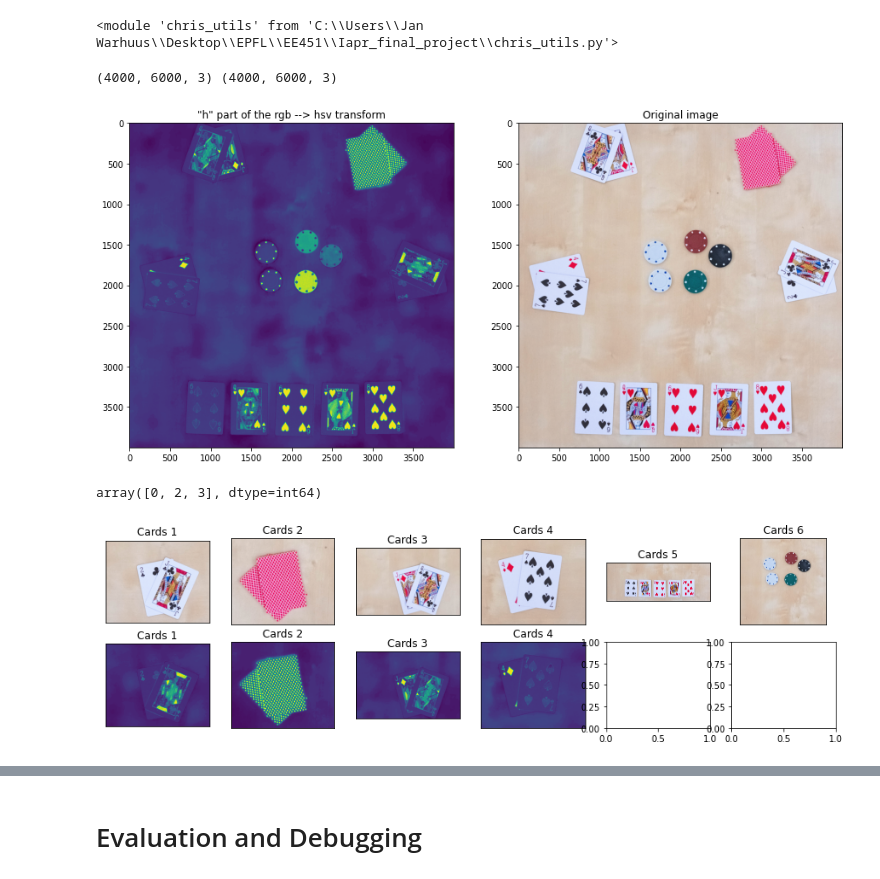
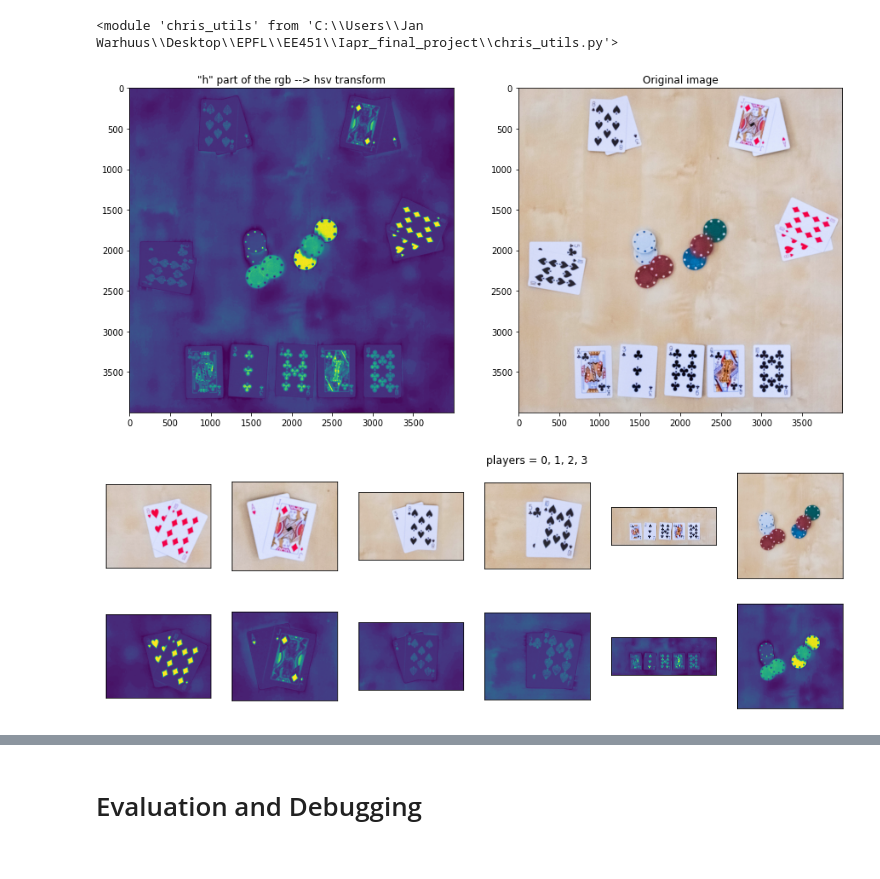
Before and after one commit to fraborg99/Iapr_final_project, a Jupyter notebook: project_chris.ipynb, the cells around one changed output, grey strips where cells are left out. Drawn from its saved outputs; the diff is of its cells as text; code cells hidden in the pictures.

Commit message:
Chris latest stuff

```diff
--- a/project_chris.ipynb
+++ b/project_chris.ipynb
@@ -249,16 +249,13 @@ importlib.reload(chris_utils)
 # %% [output]
 <module 'chris_utils' from 'C:\\Users\\Jan Warhuus\\Desktop\\EPFL\\EE451\\Iapr_final_project\\chris_utils.py'>
 # %%
-all_imgs, hsv_imgs = chris_utils.load_and_process_full_image(26)
+all_imgs, hsv_imgs = chris_utils.load_and_process_full_image(4)
 # %% [output]
-(4000, 6000, 3) (4000, 6000, 3)
-[figure, old version]
+[figure, new version]
 # %%
-players, imgs, h_imgs = chris_utils.get_players_and_imgs(hsv_imgs, all_imgs)
-players
+players, imgs, h_imgs, table, h_table = chris_utils.get_players_and_imgs(hsv_imgs, all_imgs)
 # %% [output]
-array([0, 2, 3], dtype=int64)
-[figure, old version]
+[figure, new version]
 # %%
 card_outlines = chris_utils.segment_cards(imgs, h_imgs)
 # %% [output]
```
Also changed, not shown: parts of 17 cells of this notebook, 4 other files.
